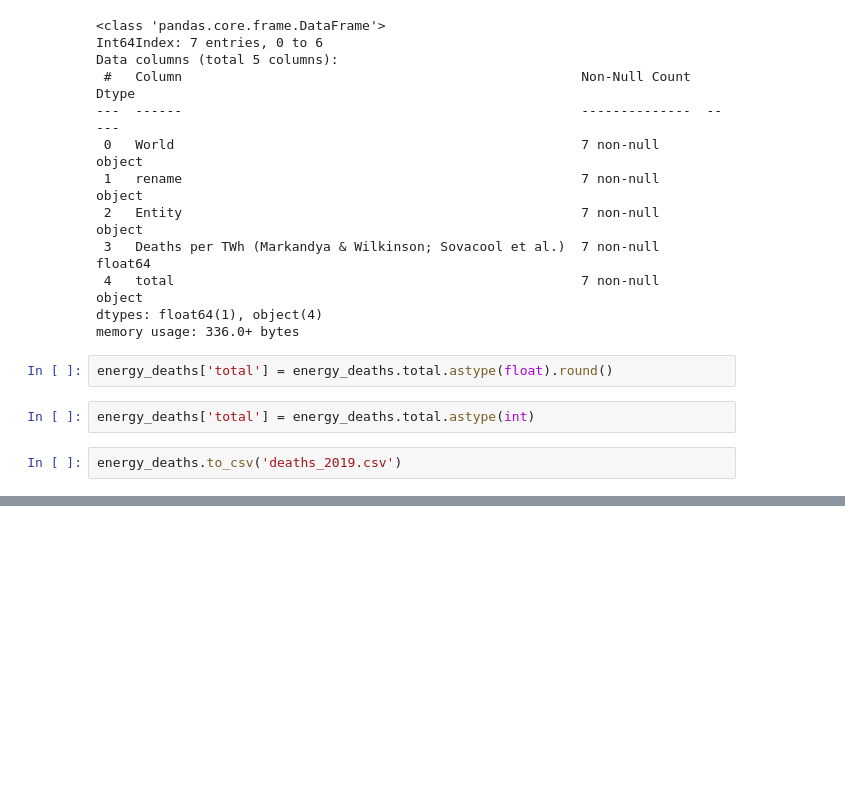
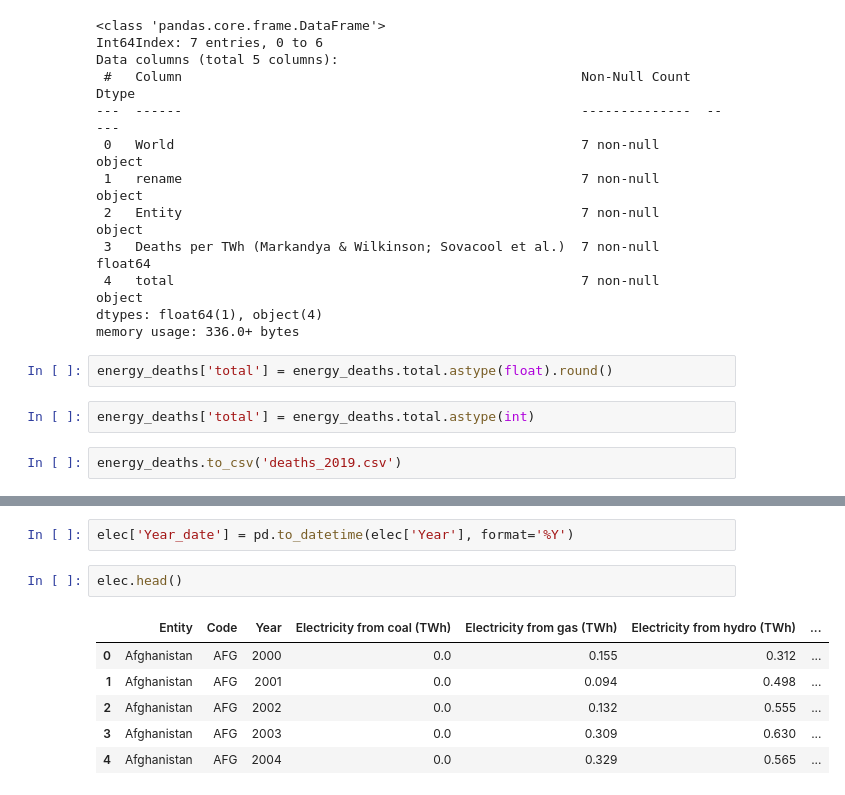
Before and after one commit to hsopel/NSS-Capstone, a Jupyter notebook: notebook/global_wind.ipynb, the cells around one changed output, grey strips where cells are left out. Cells and saved outputs as stored; diff of their text form; blank space fills up the shorter version.

```diff
--- a/notebook/global_wind.ipynb
+++ b/notebook/global_wind.ipynb
@@ -273,0 +307,11 @@ energy_deaths.to_csv('deaths_2019.csv')
+# %%
+elec['Year_date'] = pd.to_datetime(elec['Year'], format='%Y')
+# %%
+elec.head()
+# %% [output]
+|  | Entity | Code | Year | Electricity from coal (TWh) | Electricity from gas (TWh) | Electricity from hydro (TWh) | ... |
+| 0 | Afghanistan | AFG | 2000 | 0.0 | 0.155 | 0.312 | ... |
+| 1 | Afghanistan | AFG | 2001 | 0.0 | 0.094 | 0.498 | ... |
+| 2 | Afghanistan | AFG | 2002 | 0.0 | 0.132 | 0.555 | ... |
+| 3 | Afghanistan | AFG | 2003 | 0.0 | 0.309 | 0.630 | ... |
+| 4 | Afghanistan | AFG | 2004 | 0.0 | 0.329 | 0.565 | ... |
```
Also changed, not shown: parts of 7 cells of this notebook, 36 other files.
